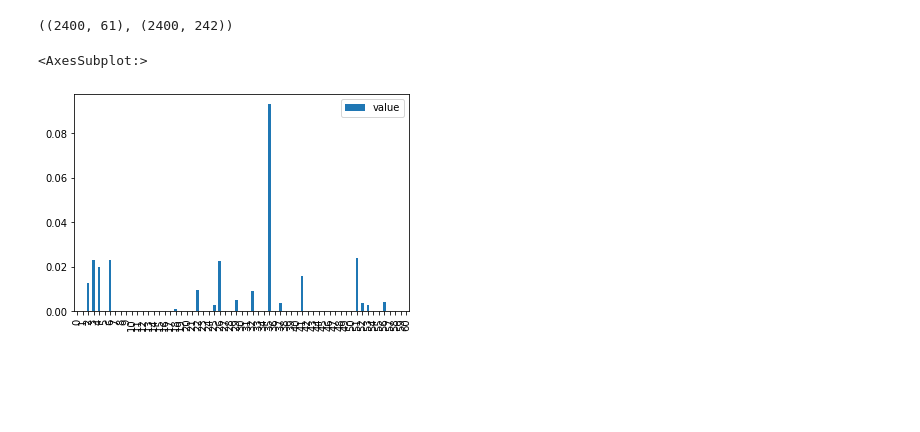
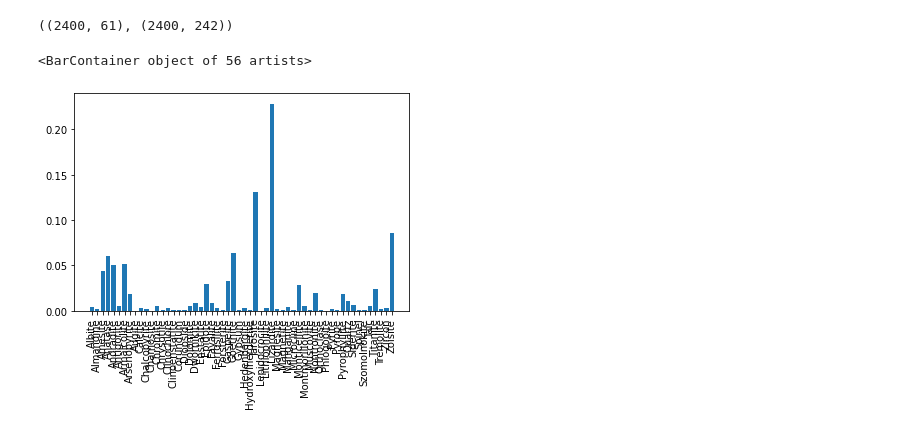
Before and after one commit to fpaissan/raman_spectrograms_analysis, a Jupyter notebook: notebooks/fp-material-classifier.ipynb, the cells around one changed output. Cells and saved outputs as stored; diff of their text form; code cells hidden in the pictures; blank space fills up the shorter version.

```diff
--- a/notebooks/fp-material-classifier.ipynb
+++ b/notebooks/fp-material-classifier.ipynb
@@ -62,10 +61,23 @@ def infer_materials(index):
     })
 
     return quant
-# %%
-y_pred = infer_materials(0)
-
-y_pred.plot(kind='bar')
-# %% [output]
-<AxesSubplot:>
-[figure, removed]
+# %%
+def extract_material_perc(range_start, range_stop):
+    values = np.zeros(shape = (61,))
+    for i in range(range_start, range_stop):
+        y_pred = infer_materials(i)
+        values += y_pred.value
+
+    S1_quant_df = pd.DataFrame({"labels": materials_label, "value": values / sum(values)})
+    return S1_quant_df[S1_quant_df.value != 0.0]
+# %%
+S1 = extract_material_perc(0, 121)
+S2 = extract_material_perc(121, 242)
+# %%
+import matplotlib.pyplot as plt
+
+plt.xticks(rotation='vertical')
+plt.bar(x = S1.labels, height = S1.value)
+# %% [output]
+<BarContainer object of 56 artists>
+[figure, added]
```
Also changed, not shown: parts of 6 cells of this notebook.
